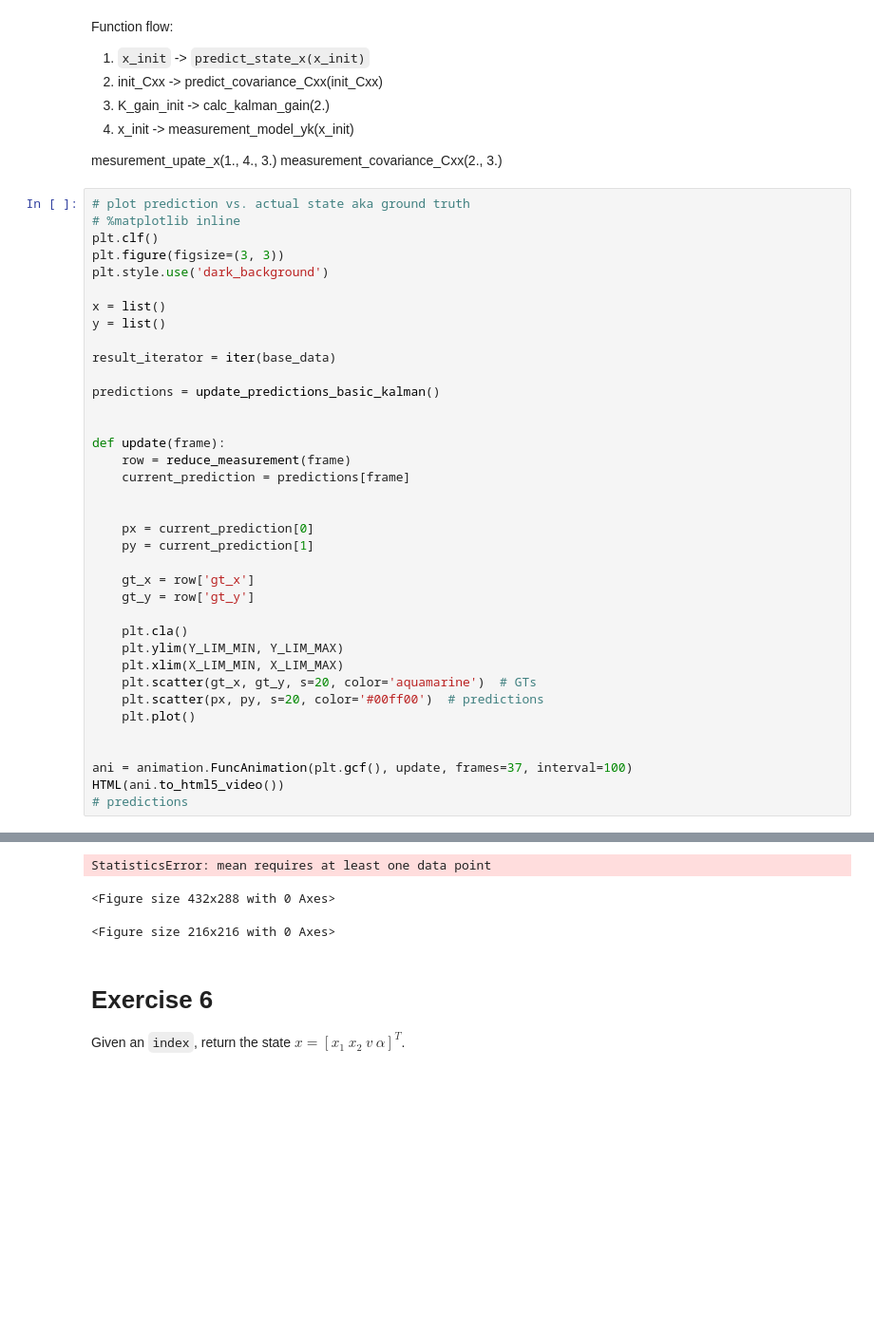
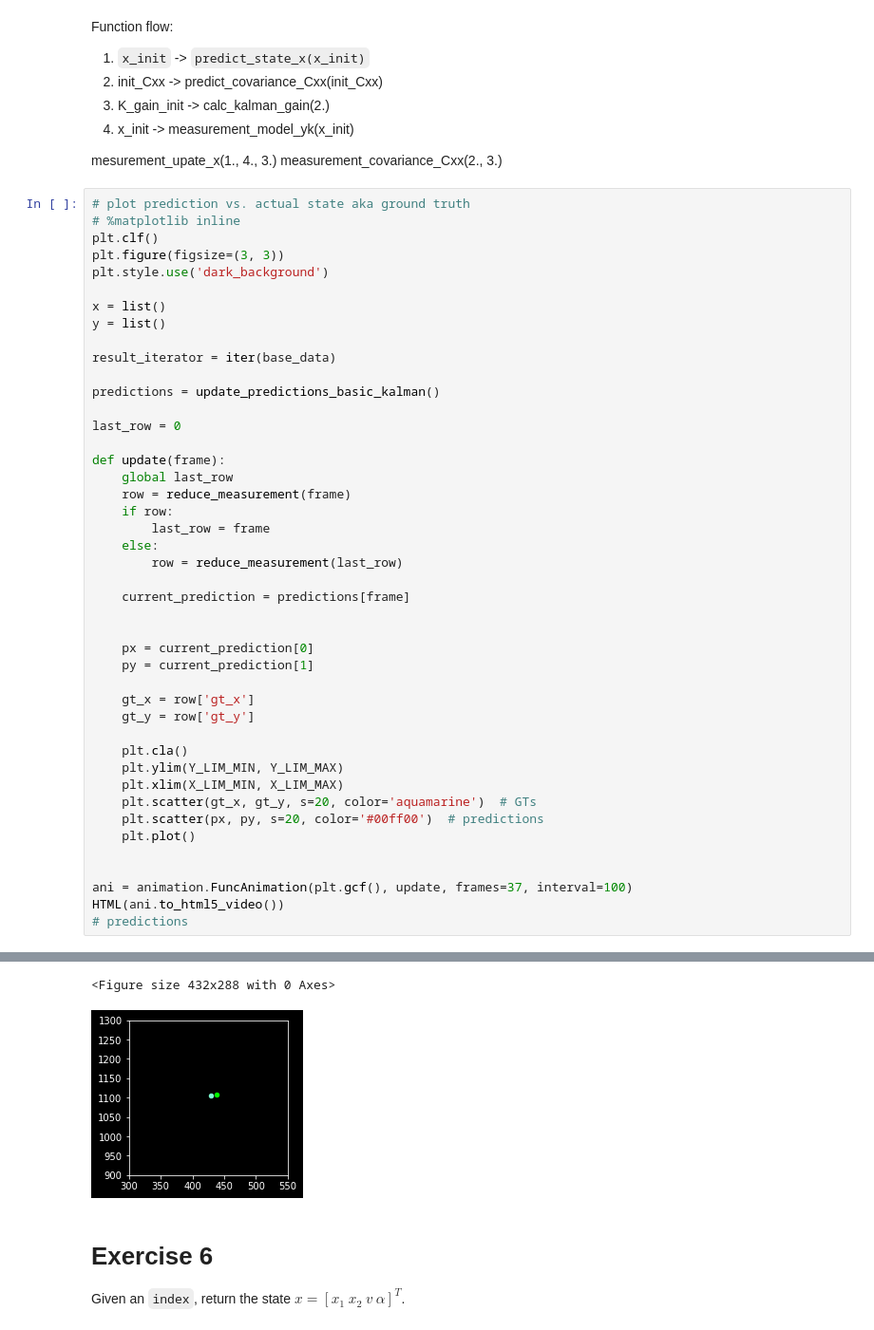
Before and after one commit to valerius21/x_mean, a Jupyter notebook: notebooks/prep.ipynb, the cells around one changed output, grey strips where cells are left out. Shown at 95% size. Cells and saved outputs as stored; diff of their text form; blank space fills up the shorter version.

```diff
--- a/notebooks/prep.ipynb
+++ b/notebooks/prep.ipynb
@@ -574,9 +591,16 @@ result_iterator = iter(base_data)
 
 predictions = update_predictions_basic_kalman()
 
+last_row = 0
 
 def update(frame):
+    global last_row
     row = reduce_measurement(frame)
+    if row:
+        last_row = frame
+    else:
+        row = reduce_measurement(last_row)
+
     current_prediction = predictions[frame]
 
 
@@ -601,6 +626,5 @@ HTML(ani.to_html5_video())
-StatisticsError: mean requires at least one data point
+<Figure size 432x288 with 0 Axes>
-<Figure size 432x288 with 0 Axes>
-<Figure size 216x216 with 0 Axes>
+[figure, added]
 # %% [markdown]
 # Exercise 6
 Given an `index`, return the state $x = [x_1~ x_2~ v~ \alpha]^T$.
```
Also changed, not shown: parts of 7 cells of this notebook, 4 other files.
